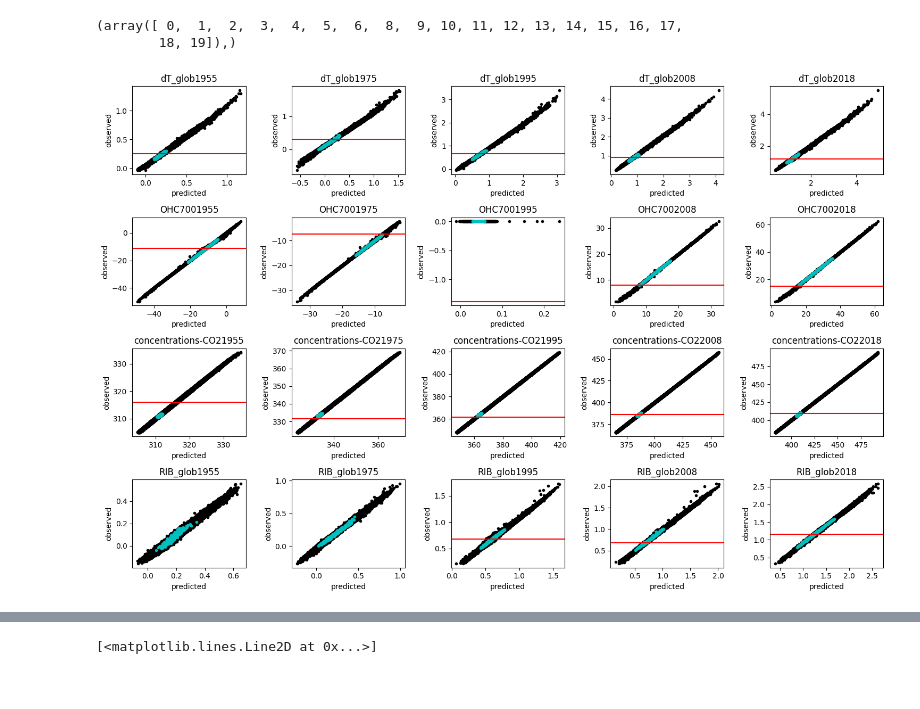
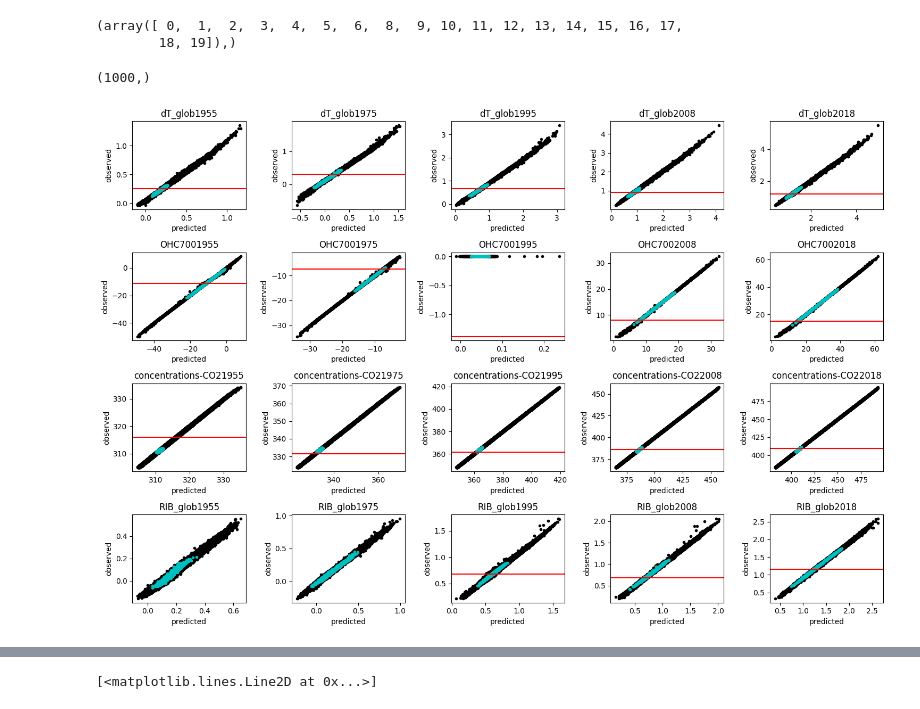
Before and after one commit to ciceroOslo/ciceroscm, a Jupyter notebook: notebooks/calibration pipeline/4 - calibrate.ipynb, the cells around one changed output, grey strips where cells are left out. Saved outputs shown, nothing was run; the diff lists cells and outputs as text; code cells hidden in the pictures.

```diff
--- a/notebooks/calibration pipeline/4 - calibrate.ipynb
+++ b/notebooks/calibration pipeline/4 - calibrate.ipynb
@@ -71,15 +69,21 @@ bst=np.where(skl>np.percentile(skl,99))
+# %%
+bst=skl.argsort()[-1000:]
+# %%
+bst.shape
+# %% [output]
+(1000,)
 # %%
 fig, ax = plt.subplots( len(flds), len(dates),figsize=(15, 10))
 
 ax=ax.flatten()
 for i in np.arange(nflds):
   ax[i].plot(pred_t[:,i],Y_train[:,i],'.k')
-  ax[i].plot(pred_t[bst[0],i],Y_train.__array__()[bst[0],i],'.c')
+  ax[i].plot(pred_t[bst,i],Y_train.__array__()[bst,i],'.c')
   #ax[i].plot(pred[:,i],Y_dev[:,i],'r.')
   ax[i].set_title(fflds[i]+str(fdates[i]))
   ax[i].set_xlabel('predicted')
   ax[i].set_ylabel('observed')
   ax[i].axhline(obs[i],color='r')
 plt.tight_layout()
 # %% [output]
-[figure, old version]
+[figure, new version]
```
Also changed, not shown: parts of 16 cells of this notebook, 2 other files.
